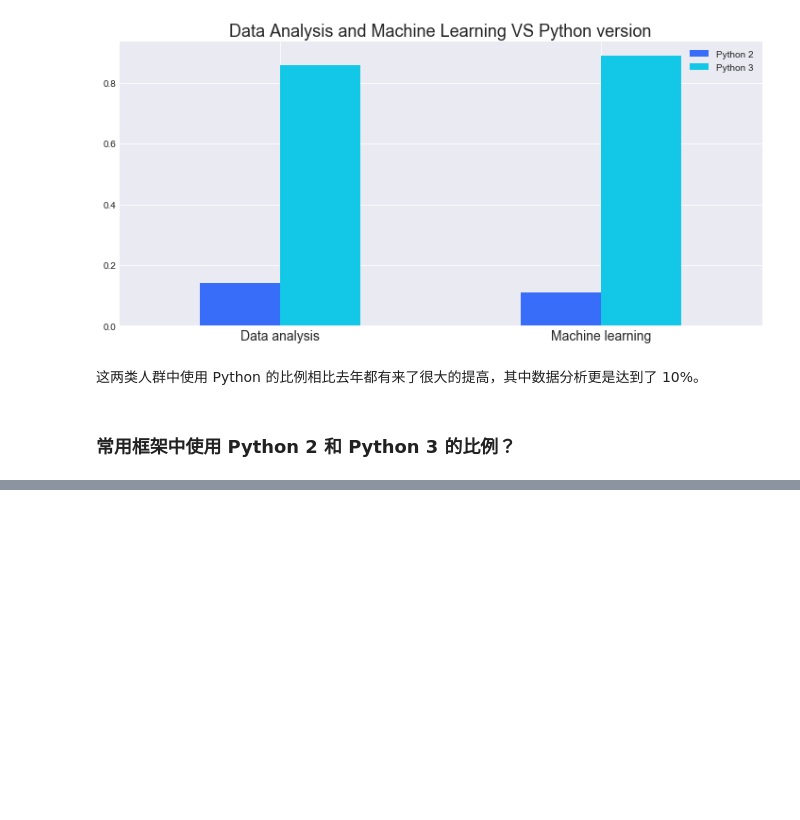
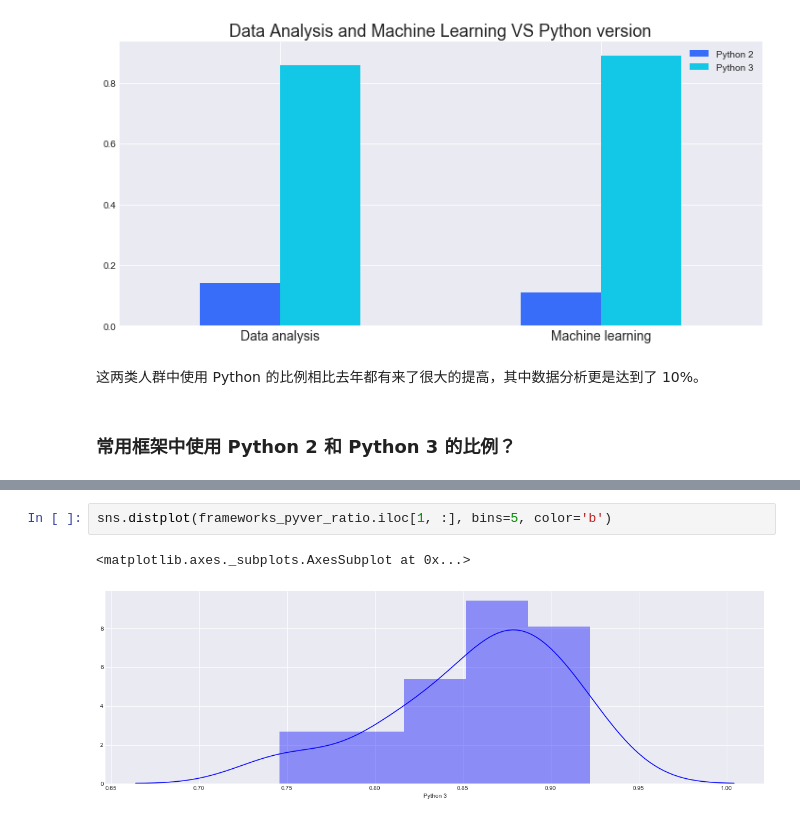
Before and after one commit to secsilm/analyzing-python-survey-2018, a Jupyter notebook: analyzing-python-survey-2018.ipynb, the cells around one changed output, grey strips where cells are left out. Drawn from its saved outputs; the diff is of its cells as text; blank space fills up the shorter version.

```diff
--- a/analyzing-python-survey-2018.ipynb
+++ b/analyzing-python-survey-2018.ipynb
@@ -281,0 +299,5 @@ plt.savefig('frameworks.png')
+# %%
+sns.distplot(frameworks_pyver_ratio.iloc[1, :], bins=5, color='b')
+# %% [output]
+<matplotlib.axes._subplots.AxesSubplot at 0x...>
+[figure, added]
```
Also changed, not shown: parts of 70 cells of this notebook, 11 other files.
